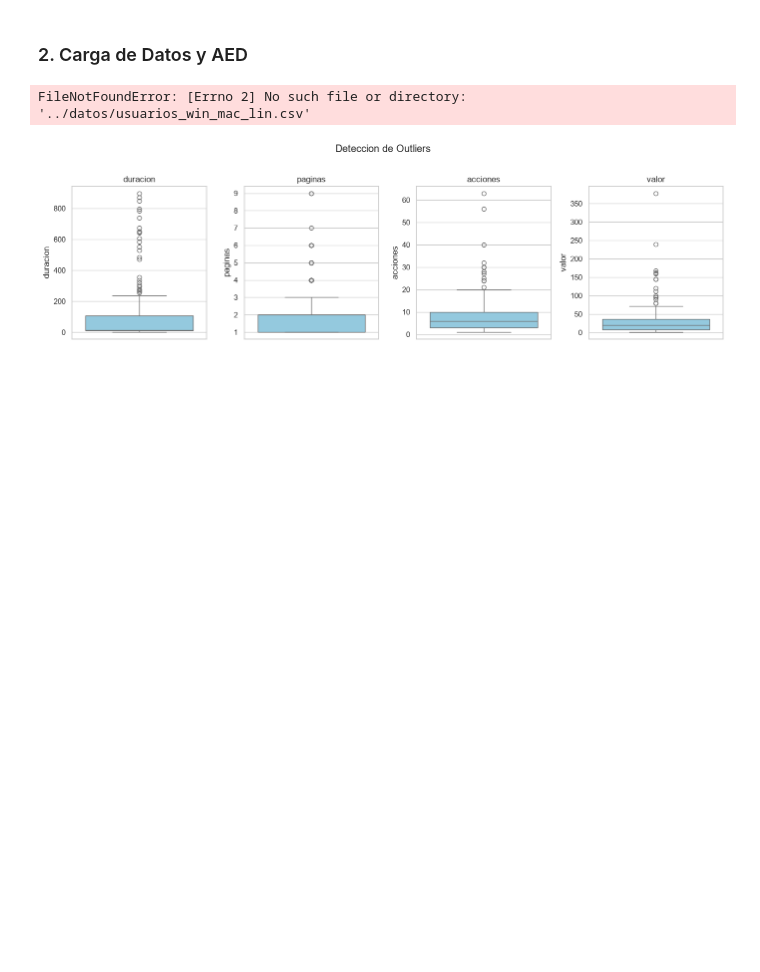
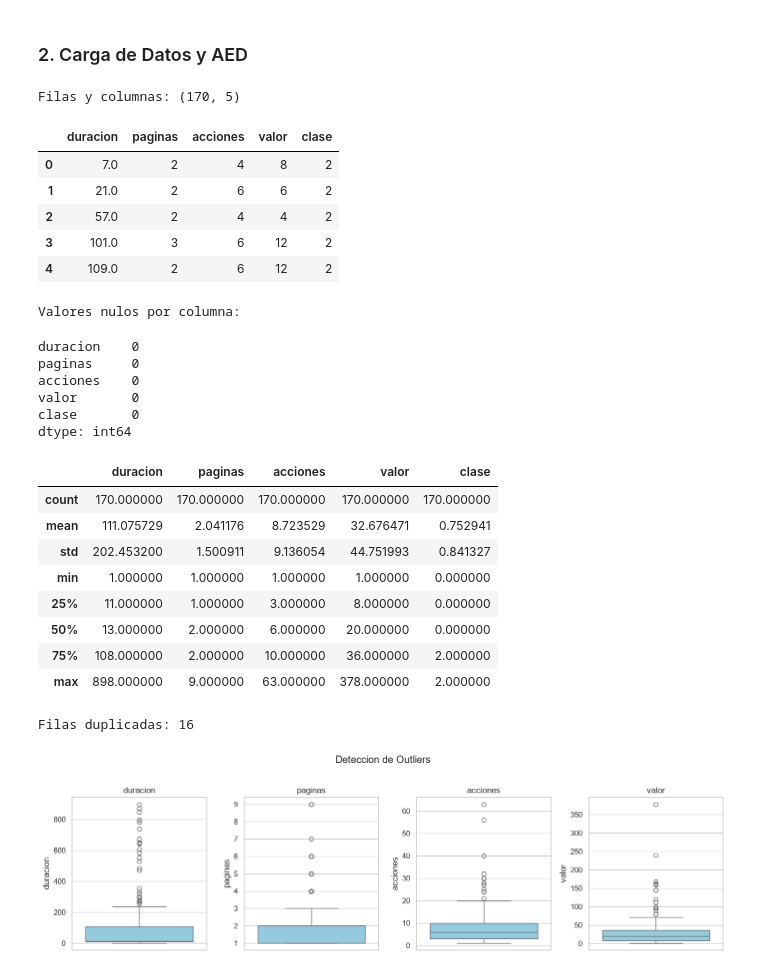
Before and after one commit to Luchosdd/aprendizaje-automatico, a Jupyter notebook: Clase 4/Actividad 2/notebooks/prueba/Regresion_logistica_v2.ipynb, the cells around one changed output. Saved outputs shown, nothing was run; the diff lists cells and outputs as text; code cells hidden in the pictures; blank space fills up the shorter version.

Commit message:
Completando y subiendo toda la Clase 4

```diff
--- a/Clase 4/Actividad 2/notebooks/prueba/Regresion_logistica_v2.ipynb
+++ b/Clase 4/Actividad 2/notebooks/prueba/Regresion_logistica_v2.ipynb
@@ -25,18 +25,59 @@ sns.set_theme(style="whitegrid")
 # %% [markdown]
 ### 2. Carga de Datos y AED
 # %%
-df = pd.read_csv("../datos/usuarios_win_mac_lin.csv")
+import os
+
+# Rutas posibles dependiendo de donde se ejecute el cuaderno
+rutas_posibles = [
+    "../../datos/usuarios_win_mac_lin.csv", # Si esta en notebooks/prueba/
+    "../datos/usuarios_win_mac_lin.csv",    # Si esta en notebooks/
+    "datos/usuarios_win_mac_lin.csv"        # Si esta en Actividad 2/
+]
+
+ruta_correcta = None
+for ruta in rutas_posibles:
+    if os.path.exists(ruta):
+        ruta_correcta = ruta
+        break
+
+if ruta_correcta is None:
+    raise FileNotFoundError("No se encontro el archivo CSV en ninguna de las rutas esperadas.")
+
+df = pd.read_csv(ruta_correcta)
 print("Filas y columnas:", df.shape)
 display(df.head())
 
 print("Valores nulos por columna:")
 display(df.isnull().sum())
 
 display(df.describe())
 
 print("Filas duplicadas:", df.duplicated().sum())
 # %% [output]
-FileNotFoundError: [Errno 2] No such file or directory: '../datos/usuarios_win_mac_lin.csv'
+Filas y columnas: (170, 5)
+|  | duracion | paginas | acciones | valor | clase |
+| 0 | 7.0 | 2 | 4 | 8 | 2 |
+| 1 | 21.0 | 2 | 6 | 6 | 2 |
+| 2 | 57.0 | 2 | 4 | 4 | 2 |
+| 3 | 101.0 | 3 | 6 | 12 | 2 |
+| 4 | 109.0 | 2 | 6 | 12 | 2 |
+Valores nulos por columna:
+duracion    0
+paginas     0
+acciones    0
+valor       0
+clase       0
+dtype: int64
+|  | duracion | paginas | acciones | valor | clase |
+| count | 170.000000 | 170.000000 | 170.000000 | 170.000000 | 170.000000 |
+| mean | 111.075729 | 2.041176 | 8.723529 | 32.676471 | 0.752941 |
+| std | 202.453200 | 1.500911 | 9.136054 | 44.751993 | 0.841327 |
+| min | 1.000000 | 1.000000 | 1.000000 | 1.000000 | 0.000000 |
+| 25% | 11.000000 | 1.000000 | 3.000000 | 8.000000 | 0.000000 |
+| 50% | 13.000000 | 2.000000 | 6.000000 | 20.000000 | 0.000000 |
+| 75% | 108.000000 | 2.000000 | 10.000000 | 36.000000 | 2.000000 |
+| max | 898.000000 | 9.000000 | 63.000000 | 378.000000 | 2.000000 |
+Filas duplicadas: 16
 # %%
 # Boxplots por variable
 variables = ["duracion", "paginas", "acciones", "valor"]
```
